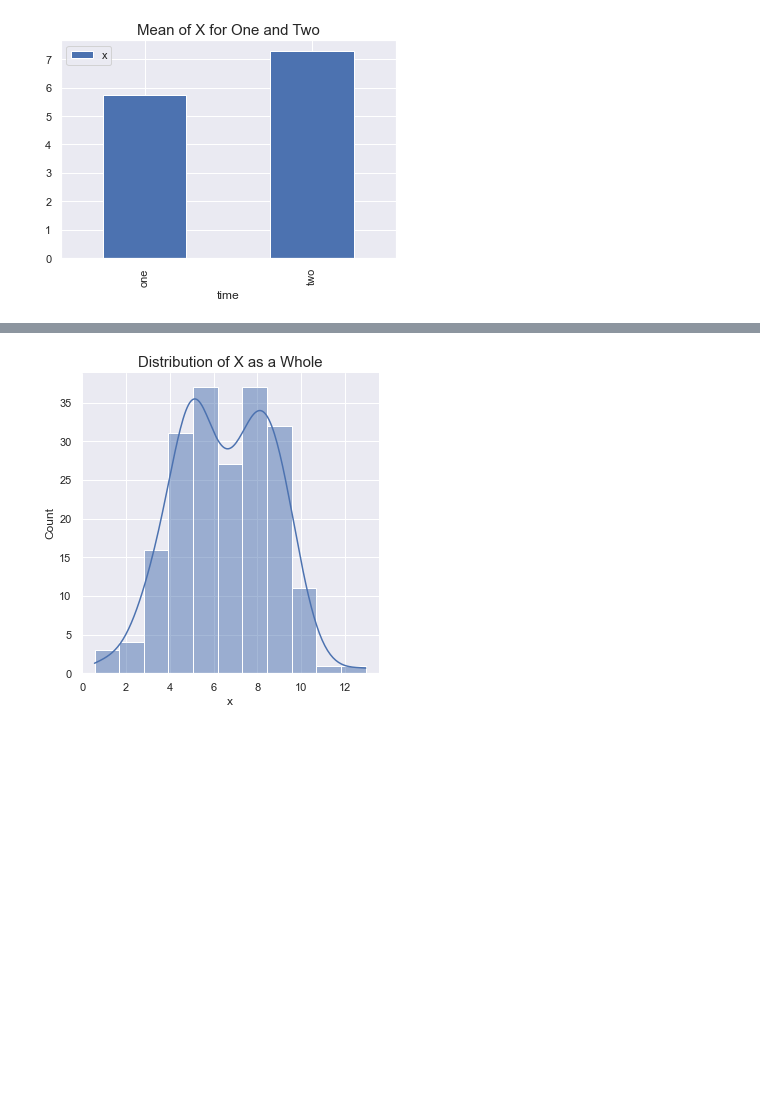
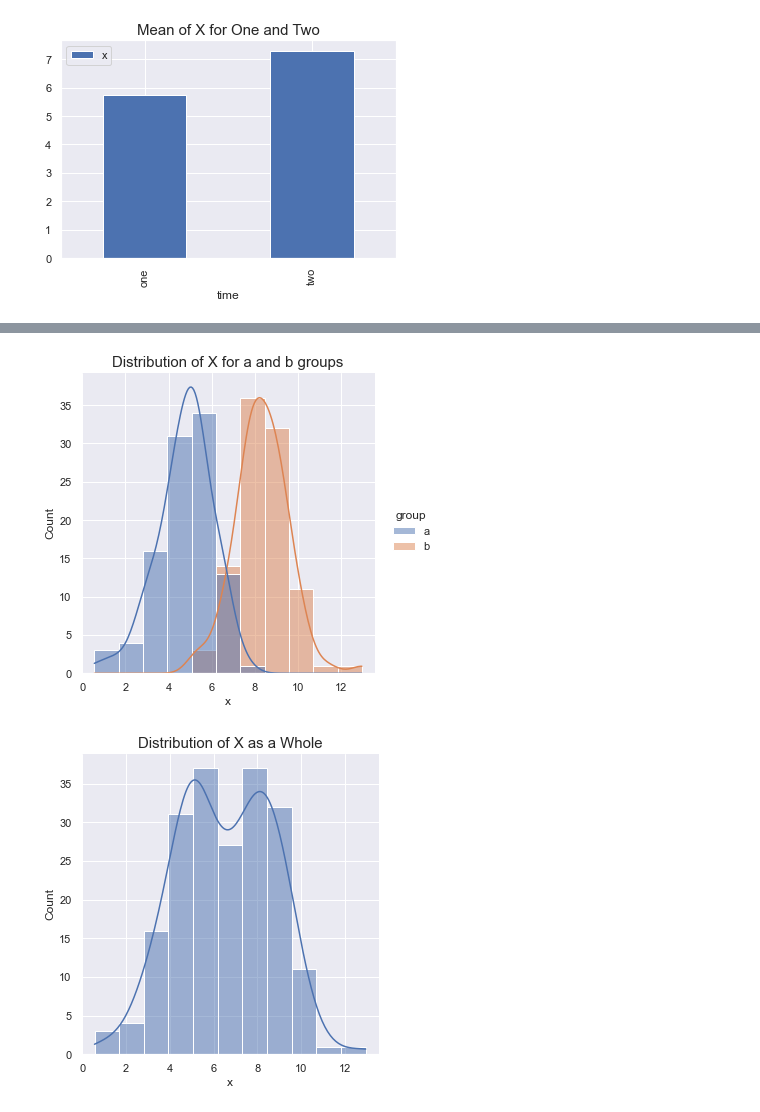
Before and after one commit to HeatherOrtegaMcMillan/advanced-topics, a Jupyter notebook: exercise.ipynb, the cells around one changed output, grey strips where cells are left out. Saved outputs shown, nothing was run; the diff lists cells and outputs as text; code cells hidden in the pictures; blank space fills up the shorter version.

```diff
--- a/exercise.ipynb
+++ b/exercise.ipynb
@@ -84,3 +84,9 @@ plt.show()
+# %%
+sns.displot(data = df1, x = 'x', hue = 'group', kde = True)
+plt.title('Distribution of X for a and b groups', fontsize = 15)
+plt.show()
+# %% [output]
+[figure, added]
 # %%
 sns.displot(data = df1, x = 'x', kde = True)
 plt.title('Distribution of X as a Whole', fontsize = 15)
```
Also changed, not shown: parts of 6 cells of this notebook.
